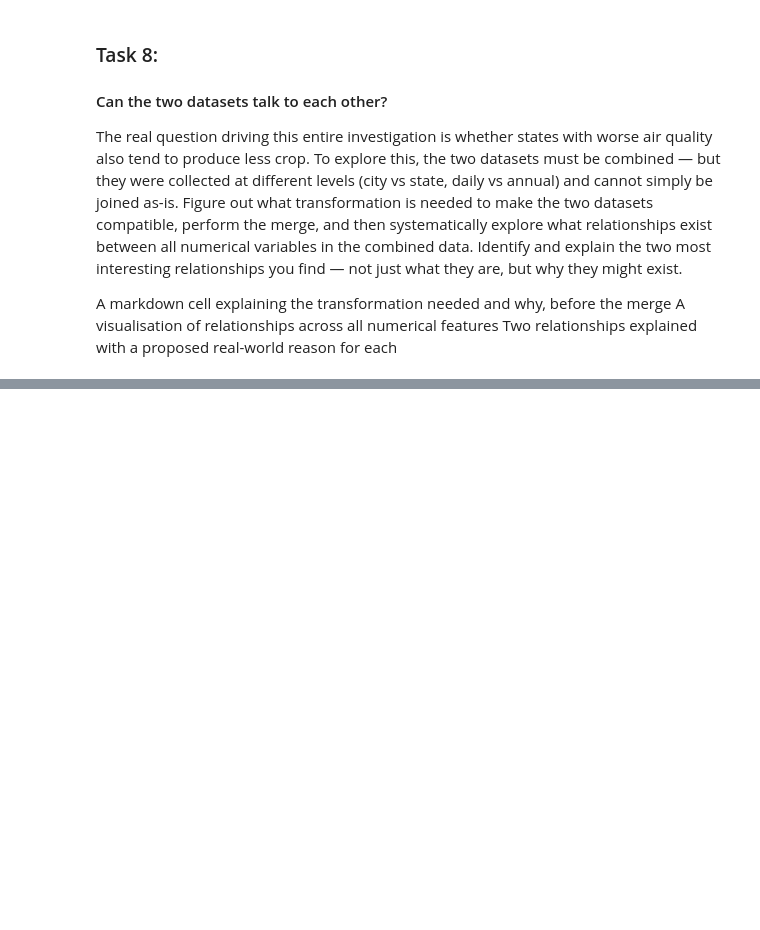
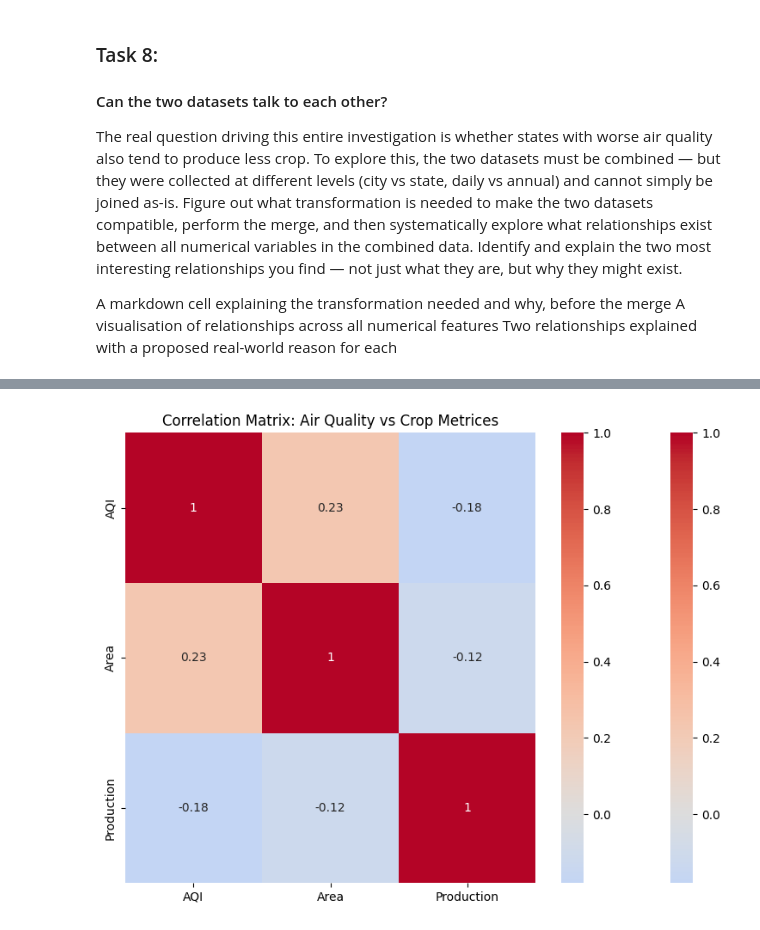
Before and after one commit to OCTehckie18/ML-Lab-2547237, a Jupyter notebook: Lab2/Lab2-copy1.ipynb, the cells around one changed output, grey strips where cells are left out. Drawn from its saved outputs; the diff is of its cells as text; code cells hidden in the pictures; blank space fills up the shorter version.

```diff
--- a/Lab2/Lab2-copy1.ipynb
+++ b/Lab2/Lab2-copy1.ipynb
@@ -722,14 +722,16 @@ Transformation reasoning:
 # %%
 # aggregation city data to state-year level
 
-city_state_year = city_clean.groupby(
-    ['State', 'Year']
-)['AQI'].mean().reset_index()
+city_by_state = city_clean.groupby('State')['AQI'].mean().reset_index()
 # %%
 # aggregation crop data to state-year level
 
-crop_state_year = crop_clean.groupby(
-    ['State_Name', 'Crop_Year']
-)[
-    ['Area', 'Production']
-].sum().reset_index()
+crop_by_state = crop_clean.groupby('State_Name')[['Area', 'Production']].mean().reset_index()
+crop_by_state.rename(columns={'State_Name': 'State'}, inplace=True)
+# %%
+# merging
+
+merged = pd.merge(city_by_state, crop_by_state, on='State', how='inner')
+
+print(merged.shape)
+merged.head()
@@ -735,0 +746,25 @@ crop_state_year = crop_clean.groupby(
+# %%
+plt.ioff()
+
+fig, ax = plt.subplots(
+    figsize=(8,6)
+)
+# %%
+# Creating figure for correlation matrix
+
+corr = merged[['AQI', 'Area', 'Production']].corr()
+
+sns.heatmap(
+    corr,
+    annot=True,
+    cmap='coolwarm',
+    center=0,
+    ax=ax
+)
+plt.title('Correlation Matrix: Air Quality vs Crop Metrices')
+
+plt.ion()
+plt.tight_layout()
+plt.show()
+# %% [output]
+[figure, added]
```
Also changed, not shown: parts of 5 cells of this notebook.
